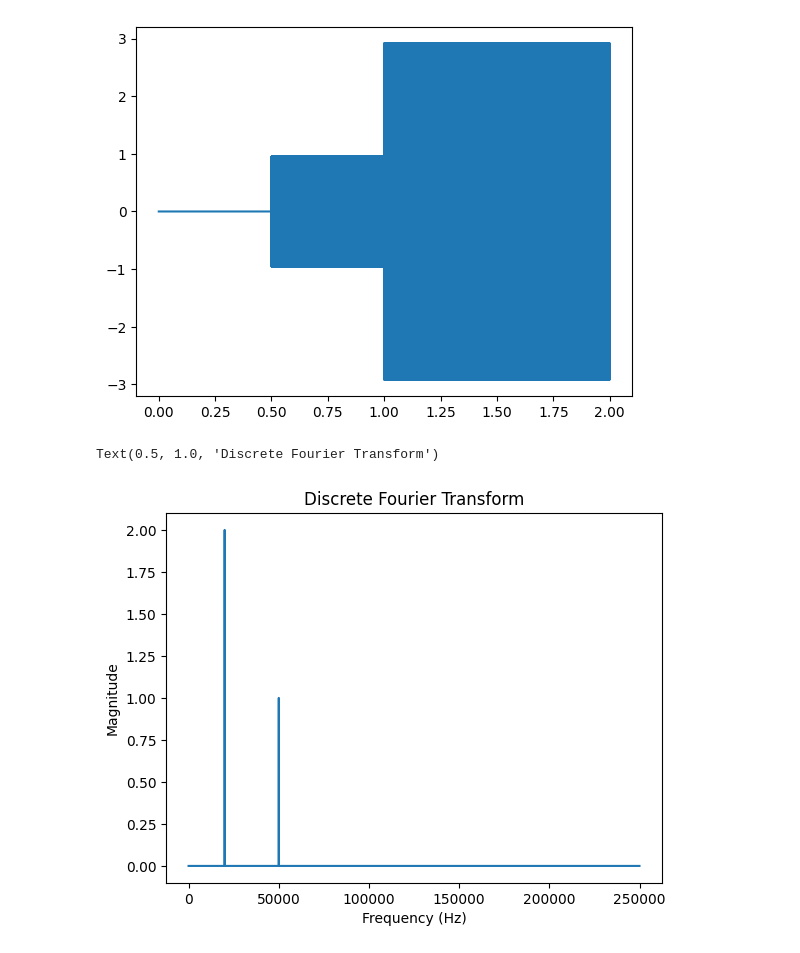
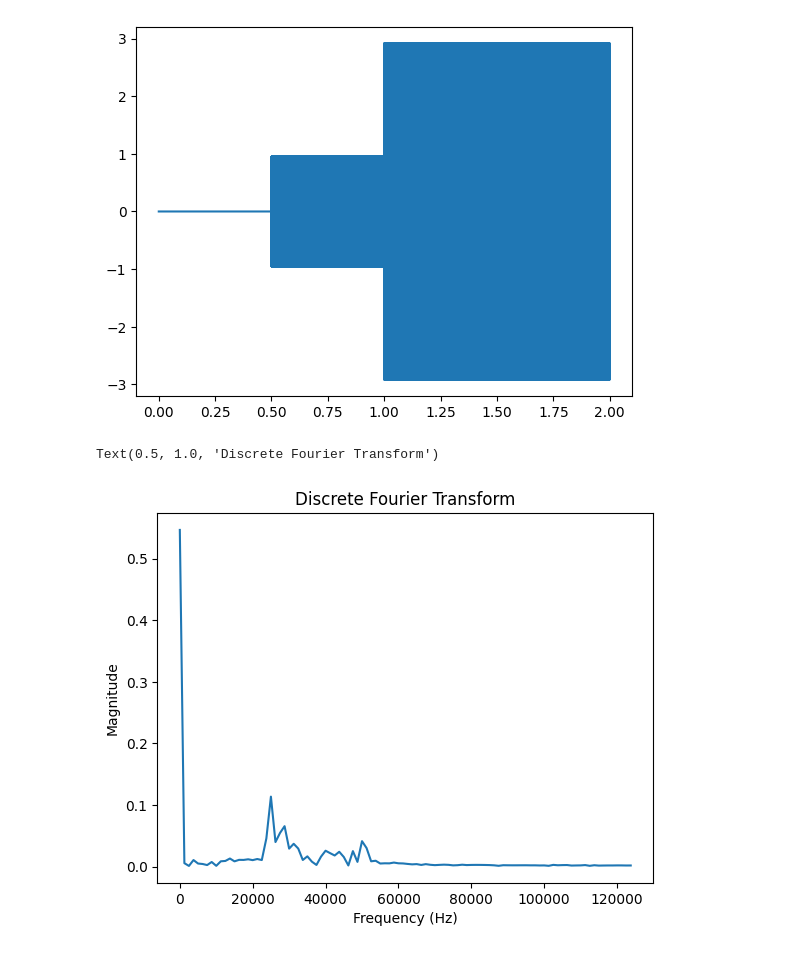
Before and after one commit to AdityaShelke29/robotics_club, a Jupyter notebook: sonar_work/fourier_analysis.ipynb, the cells around one changed output. Drawn from its saved outputs; the diff is of its cells as text; code cells hidden in the pictures.

```diff
--- a/sonar_work/fourier_analysis.ipynb
+++ b/sonar_work/fourier_analysis.ipynb
@@ -166,16 +178,16 @@ plt.plot(time_array, sample)
 import math
 from matplotlib import pyplot as plt
 
-# N = 5000                                        # Number of Samples
-# sampling_freq = 250000                          # Sampling Frequency
-# freq_resolution = sampling_freq / N             # Frequency Resolution
-# data = shortenedHydrophoneData                  # Data in Array
+N = 200                                        # Number of Samples
+sampling_freq = 250000                          # Sampling Frequency
+freq_resolution = sampling_freq / N             # Frequency Resolution
+data = shortenedHydrophoneData                  # Data in Array
 
-# CUSTOM DATA (FROM MODULE ABOVE)
-N = 5000
-sampling_freq = 500000
-freq_resolution = sampling_freq / N
-data = sample[995000:]
+# # CUSTOM DATA (FROM MODULE ABOVE)
+# N = 5000
+# sampling_freq = 500000
+# freq_resolution = sampling_freq / N
+# data = sample[995000:]
 
 
 # Example Data from Video (https://www.youtube.com/watch?v=mkGsMWi_j4Q)
@@ -209,31 +221,31 @@ for i in range(N):
         complex = complex + data[j] * math.sin(-2 * math.pi * i * j / N)
 
     temporary = [real, complex]
     final_data.append(temporary)
 
 # Finds magnitude for each frequency bin and places into a new array
 magnitude_array = []
 
 for x in final_data:
     magnitude = math.sqrt((x[0])**2 + (x[1])**2)
     magnitude_array.append(magnitude)
 
 # Deals with the Nyquist Limit By Doubling the First Half of all Entries in
 # frequency_bins and magnitude_array.
 
 magnitude_array_nyquist = []
 for x in range(len(magnitude_array) // 2):
     magnitude_array_nyquist.append((magnitude_array[x] * 2) / N)
 
 frequency_bins_nyquist = []
 for x in range(len(frequency_bins) // 2):
     frequency_bins_nyquist.append(frequency_bins[x])
 
 # Plots the Magnitude for Each Frequency Bin
 plt.plot(frequency_bins_nyquist, magnitude_array_nyquist)
 plt.xlabel("Frequency (Hz)")
 plt.ylabel("Magnitude")
 plt.title("Discrete Fourier Transform")
 # %% [output]
 Text(0.5, 1.0, 'Discrete Fourier Transform')
-[figure, old version]
+[figure, new version]
```
Also changed, not shown: parts of 3 cells of this notebook.
